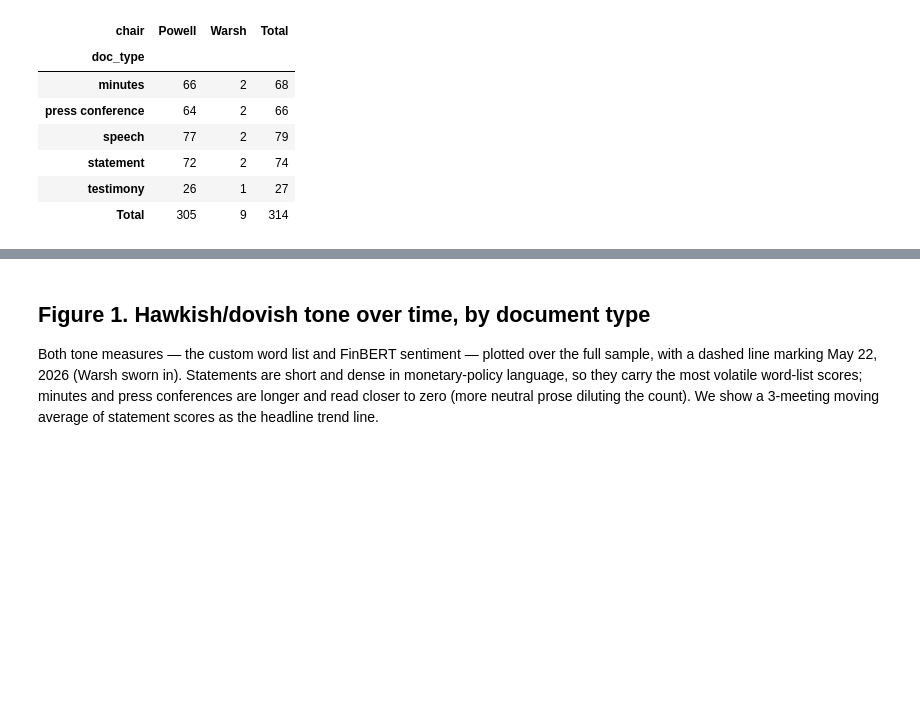
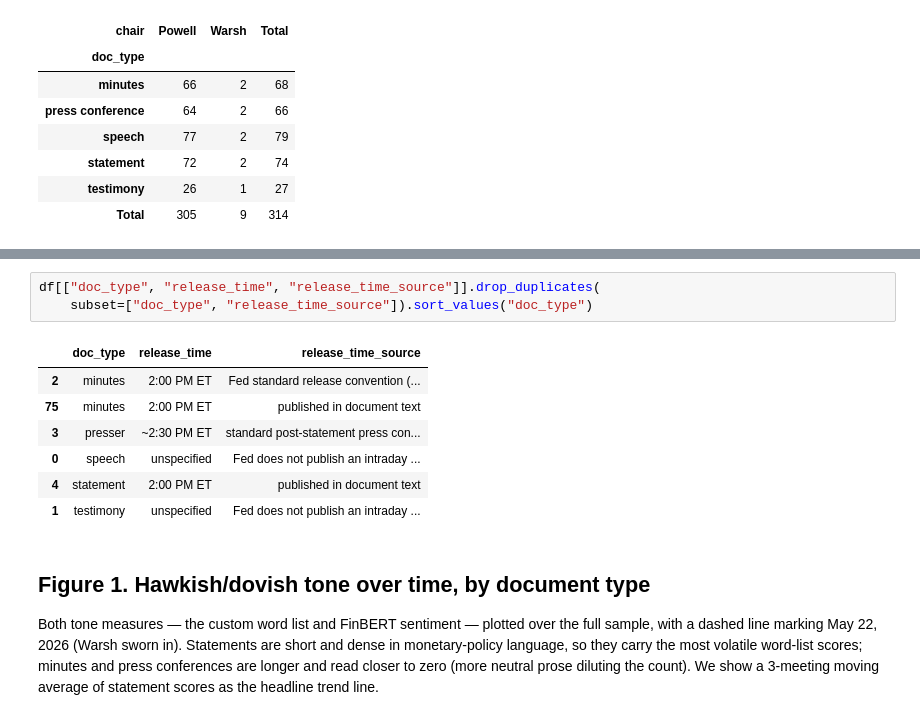
Before and after one commit to SM-dot/NLP-Finance, a Jupyter notebook: assignment-2/analysis.ipynb, the cells around one changed output, grey strips where cells are left out. Cells and saved outputs as stored; diff of their text form; blank space fills up the shorter version.

```diff
--- a/assignment-2/analysis.ipynb
+++ b/assignment-2/analysis.ipynb
@@ -61,3 +70,14 @@ table1
+# %%
+df[["doc_type", "release_time", "release_time_source"]].drop_duplicates(
+    subset=["doc_type", "release_time_source"]).sort_values("doc_type")
+# %% [output]
+|  | doc_type | release_time | release_time_source |
+| 2 | minutes | 2:00 PM ET | Fed standard release convention (... |
+| 75 | minutes | 2:00 PM ET | published in document text |
+| 3 | presser | ~2:30 PM ET | standard post-statement press con... |
+| 0 | speech | unspecified | Fed does not publish an intraday ... |
+| 4 | statement | 2:00 PM ET | published in document text |
+| 1 | testimony | unspecified | Fed does not publish an intraday ... |
 # %% [markdown]
 ## Figure 1. Hawkish/dovish tone over time, by document type
 
```
Also changed, not shown: parts of 3 cells of this notebook, 7 other files.
